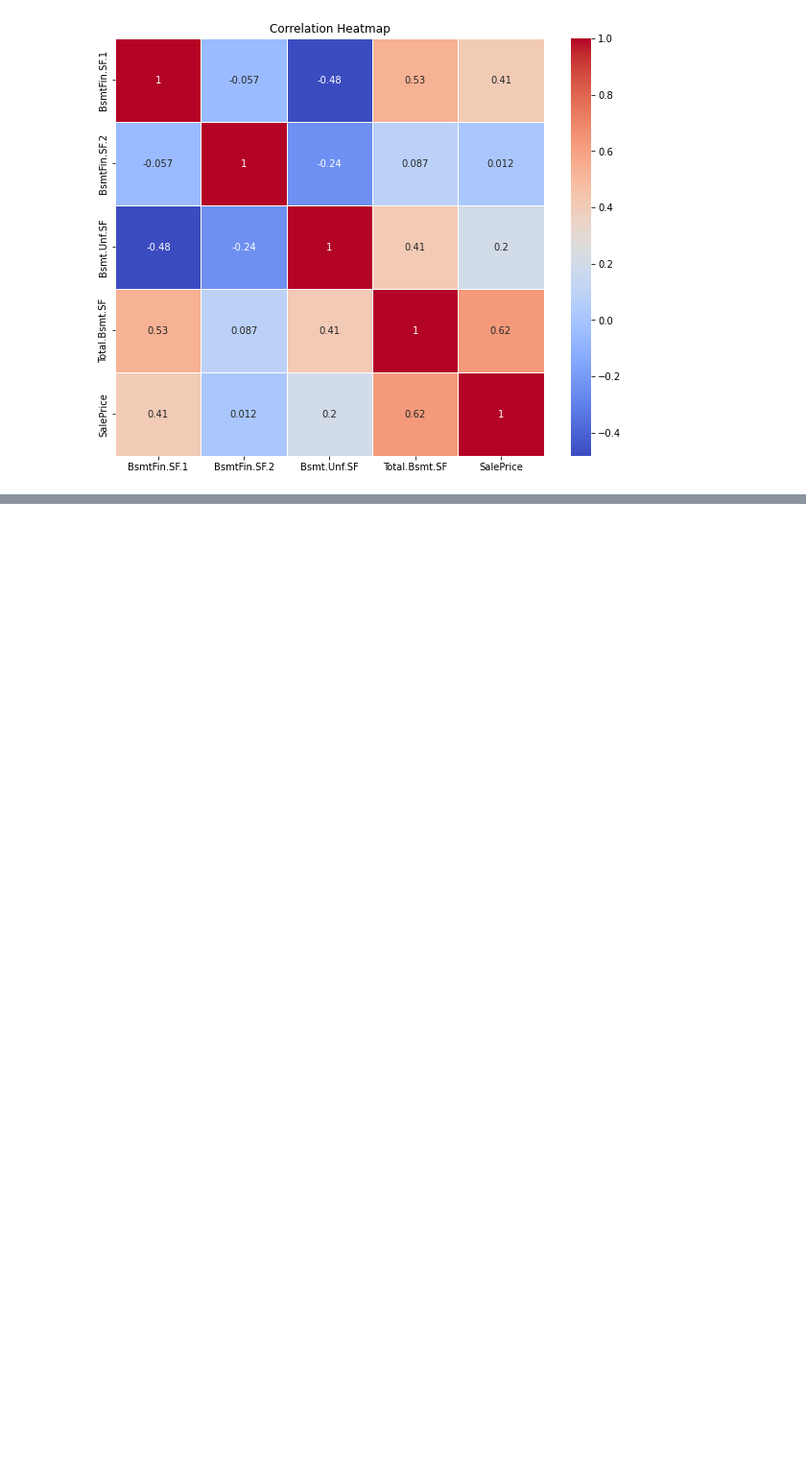
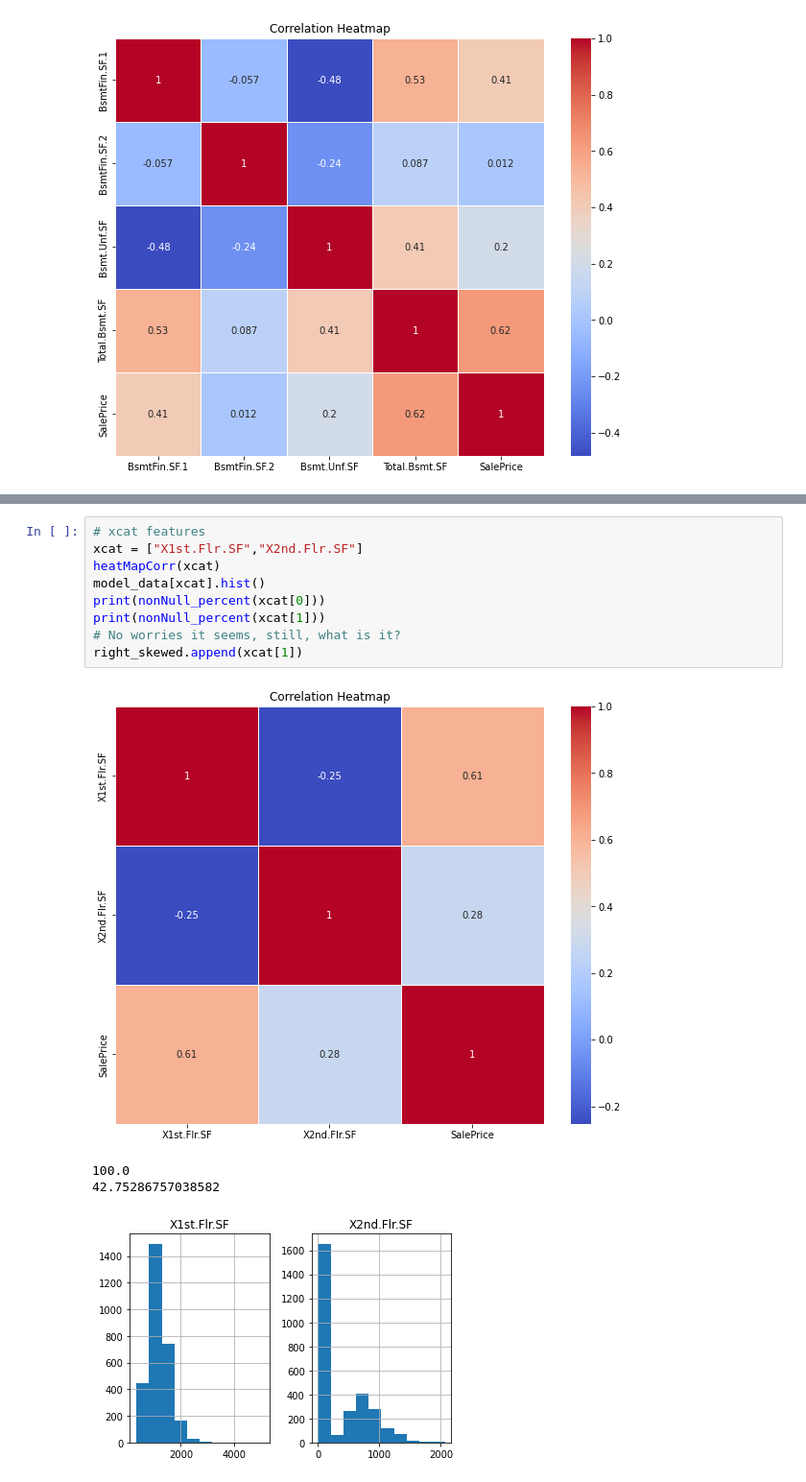
Before and after one commit to P-ASilva/ames, a Jupyter notebook: notebooks/08_final_model_analysis_and_feature_enginnering.ipynb, the cells around one changed output, grey strips where cells are left out. Shown at 96% size. Drawn from its saved outputs; the diff is of its cells as text; blank space fills up the shorter version.

```diff
--- a/notebooks/08_final_model_analysis_and_feature_enginnering.ipynb
+++ b/notebooks/08_final_model_analysis_and_feature_enginnering.ipynb
@@ -168,0 +187,14 @@ right_skewed += ["BsmtFin.SF.1","BsmtFin.SF.2", "Bsmt.Unf.SF"]
+# %%
+# xcat features
+xcat = ["X1st.Flr.SF","X2nd.Flr.SF"]
+heatMapCorr(xcat)
+model_data[xcat].hist()
+print(nonNull_percent(xcat[0]))
+print(nonNull_percent(xcat[1]))
+# No worries it seems, still, what is it?
+right_skewed.append(xcat[1])
+# %% [output]
+[figure, added]
+100.0
+42.75286757038582
+[figure, added]
```
Also changed, not shown: parts of 12 cells of this notebook.
